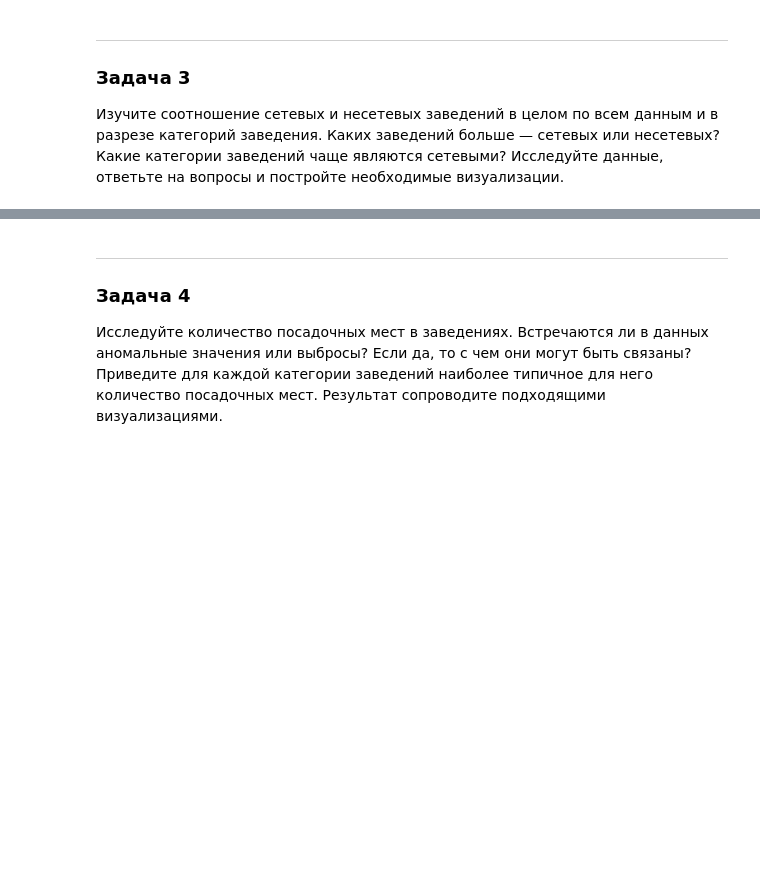
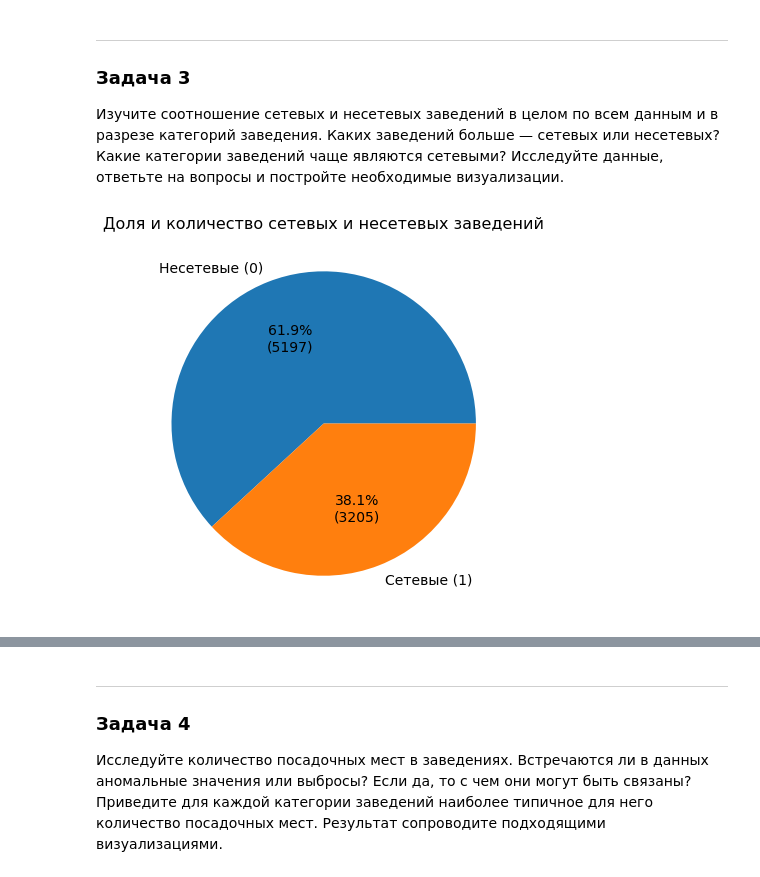
Before and after one commit to alexf2/yp_data_science_tasks, a Jupyter notebook: sprint7_pandas/sprint7_project_new.ipynb, the cells around one changed output, grey strips where cells are left out. Cells and saved outputs as stored; diff of their text form; code cells hidden in the pictures; blank space fills up the shorter version.

```diff
--- a/sprint7_pandas/sprint7_project_new.ipynb
+++ b/sprint7_pandas/sprint7_project_new.ipynb
@@ -871,3 +871,22 @@ plt.show()
 ### Задача 3
 
 Изучите соотношение сетевых и несетевых заведений в целом по всем данным и в разрезе категорий заведения. Каких заведений больше — сетевых или несетевых? Какие категории заведений чаще являются сетевыми? Исследуйте данные, ответьте на вопросы и постройте необходимые визуализации.
+# %%
+chain_counts = rest_df['chain'].value_counts().sort_index()
+chain_counts.index = ['Несетевые (0)', 'Сетевые (1)']
+
+# Формируем строку: "процент% (кол-во)"
+labels = [f'{val}\n({val})' for val in chain_counts]
+
+chain_counts.plot(
+    kind='pie',
+    autopct=lambda pct: f'{pct:.1f}%\n({int(round(pct * chain_counts.sum() / 100))})',
+    ylabel='',
+    figsize=(7, 7),
+    textprops={'fontsize': 14},
+)
+
+plt.title('Доля и количество сетевых и несетевых заведений', fontsize=16)
+plt.show()
+# %% [output]
+[figure, added]
```
Also changed, not shown: parts of 11 cells of this notebook.
